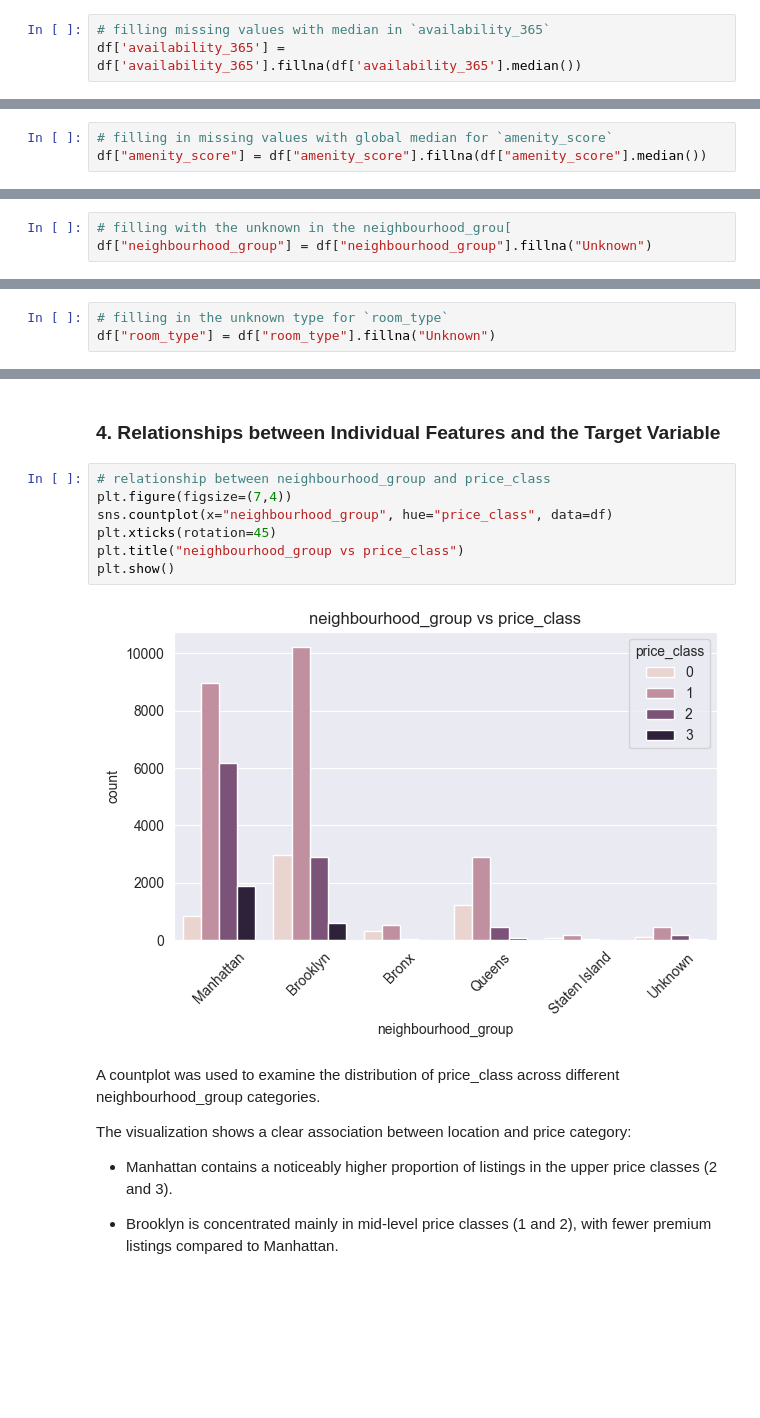
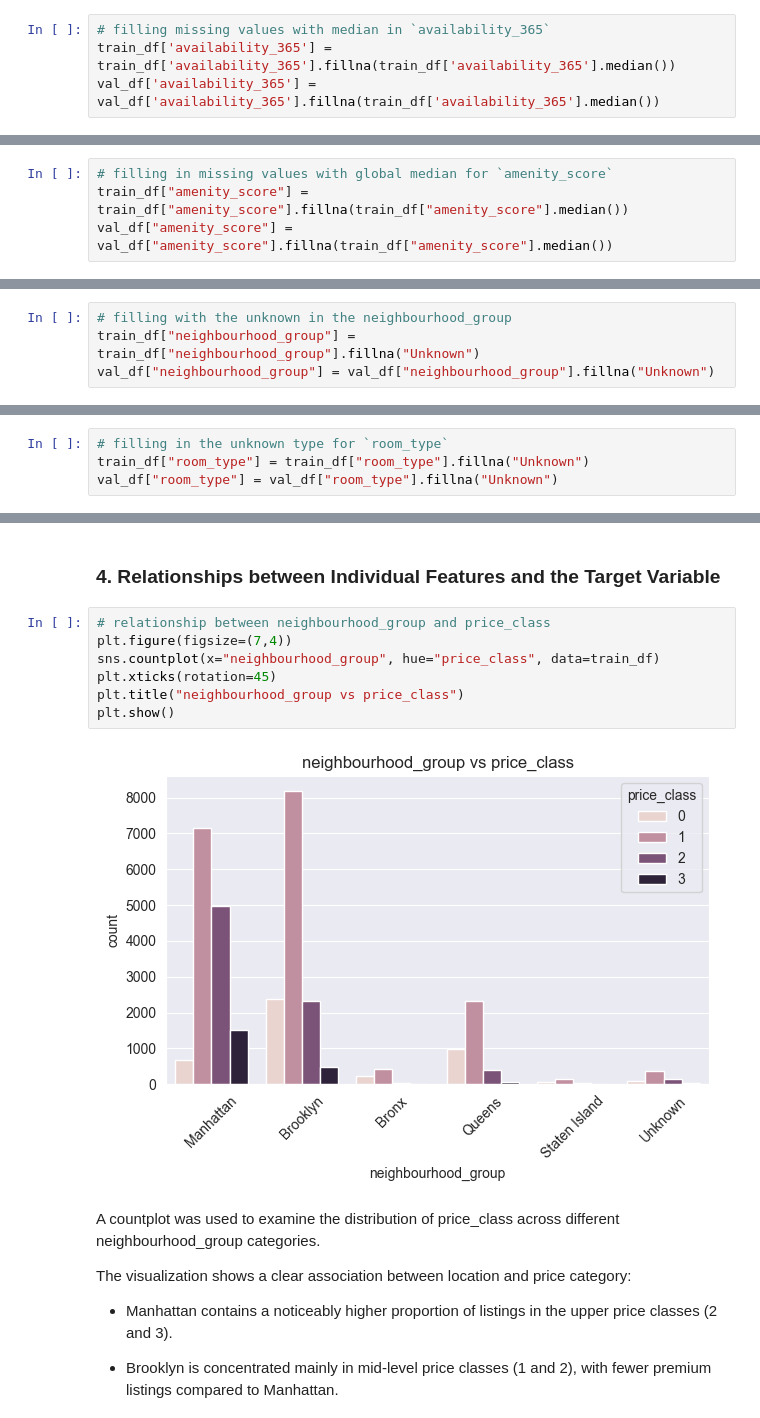
Before and after one commit to verdabatool/Implementing-FFNN-from-Scratch, a Jupyter notebook: q1.ipynb, the cells around one changed output, grey strips where cells are left out. Saved outputs shown, nothing was run; the diff lists cells and outputs as text; blank space fills up the shorter version.

```diff
--- a/q1.ipynb
+++ b/q1.ipynb
@@ -237,5 +251,6 @@ Since both boundary values (0 and 365) carry strong behavioral interpretations,
 # %%
 # filling missing values with median in `availability_365`
-df['availability_365'] = df['availability_365'].fillna(df['availability_365'].median())
+train_df['availability_365'] = train_df['availability_365'].fillna(train_df['availability_365'].median())
+val_df['availability_365'] = val_df['availability_365'].fillna(train_df['availability_365'].median())
 # %%
 # d. amenity_score
@@ -299,6 +285,7 @@ Name: price_class, dtype: float64
 The variable amenity_score shows a strong monotonic relationship with `price_class`, with mean values increasing consistently from lower to higher price categories. This indicates that the feature is highly informative for price prediction. Comparative analysis of listings with and without missing amenity scores showed minor differences in average `review counts` and `price class`, suggesting that missing values do not represent a fundamentally distinct subgroup. Given the predictive importance of the feature and the modest level of missing data, **global median** imputation was applied to preserve robustness against potential skew.
 # %%
 # filling in missing values with global median for `amenity_score`
-df["amenity_score"] = df["amenity_score"].fillna(df["amenity_score"].median())
+train_df["amenity_score"] = train_df["amenity_score"].fillna(train_df["amenity_score"].median())
+val_df["amenity_score"] = val_df["amenity_score"].fillna(train_df["amenity_score"].median())
 # %%
 # e. neighbourhood_group
@@ -372,7 +339,8 @@ The dataset contains 839 missing values (~2%). Comparative analysis revealed neg
 
 Since borough is a categorical geographic identifier, imputing missing values with the most frequent category would introduce artificial spatial bias. Therefore, missing values were replaced with a new category labeled **"Unknown"** to preserve categorical integrity without distorting the original distribution.
 # %%
-# filling with the unknown in the neighbourhood_grou[
-df["neighbourhood_group"] = df["neighbourhood_group"].fillna("Unknown")
+# filling with the unknown in the neighbourhood_group
+train_df["neighbourhood_group"] = train_df["neighbourhood_group"].fillna("Unknown")
+val_df["neighbourhood_group"] = val_df["neighbourhood_group"].fillna("Unknown")
 # %%
 # f. room_type
@@ -437,5 +389,6 @@ Name: price_class, dtype: float64
 The variable `room_type` contains 611 missing values (~1.5%). Comparative analysis shows negligible differences in mean `price_class` and `amenity_score` between missing and non-missing groups, indicating no strong structural bias. Rather than imputing with the modal category (which would distort class proportions), missing values were treated as a **separate category (“Unknown”)** prior to one-hot encoding. This approach preserves information while avoiding artificial bias.
 # %%
 # filling in the unknown type for `room_type`
-df["room_type"] = df["room_type"].fillna("Unknown")
+train_df["room_type"] = train_df["room_type"].fillna("Unknown")
+val_df["room_type"] = val_df["room_type"].fillna("Unknown")
 # %%
@@ -487,12 +454,12 @@ The target variable exhibits moderate to severe class imbalance. Class 1 dominat
 # %%
 # relationship between neighbourhood_group and price_class
 plt.figure(figsize=(7,4))
-sns.countplot(x="neighbourhood_group", hue="price_class", data=df)
+sns.countplot(x="neighbourhood_group", hue="price_class", data=train_df)
 plt.xticks(rotation=45)
 plt.title("neighbourhood_group vs price_class")
 plt.show()
 # %% [output]
-[figure, old version]
+[figure, new version]
 # %% [markdown]
 A countplot was used to examine the distribution of price_class across different neighbourhood_group categories.
 
```
Also changed, not shown: parts of 51 cells of this notebook.
